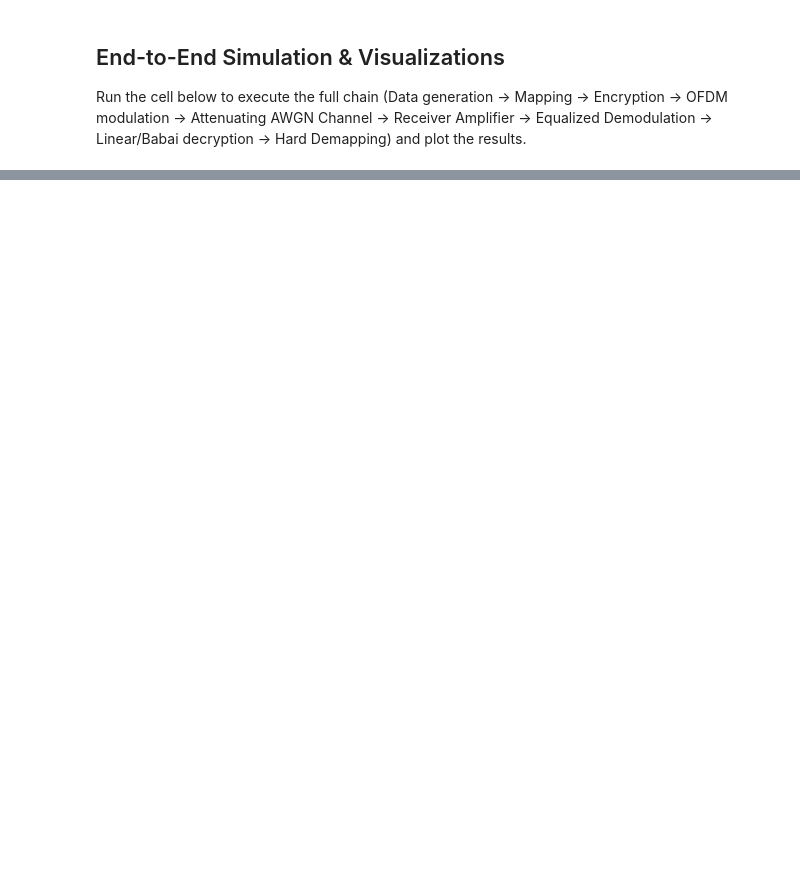
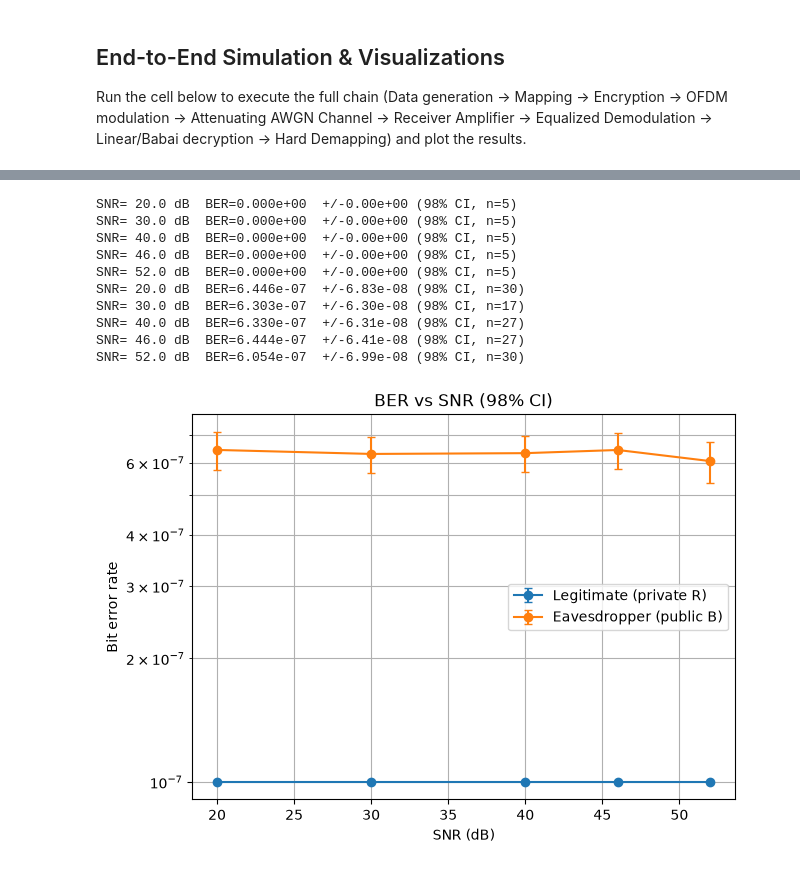
Before and after one commit to DanielGrahamB/pqc-research, a Jupyter notebook: simulation.ipynb, the cells around one changed output, grey strips where cells are left out. Drawn from its saved outputs; the diff is of its cells as text; code cells hidden in the pictures; blank space fills up the shorter version.

```diff
--- a/simulation.ipynb
+++ b/simulation.ipynb
@@ -158,0 +158,43 @@ Ignoring fixed y limits to fulfill fixed data aspect with adjustable data limits
+# %%
+from ber import snr_sweep_ber, plot_ber_vs_snr
+
+def run_once(ebno_db, seed=0, decryptor=None):
+    """One independent Monte-Carlo trial -> BER. decryptor defaults to legit Babai."""
+    torch.manual_seed(seed)
+    decryptor = decryptor or encryptor.decrypt_w_babai
+
+    bits = binary_source([batch_size, num_ofdm_symbols, fft_size, num_bits_per_symbol])
+    symbols = mapper(bits)
+    s_lat = symbols.squeeze(-1) * qam_lattice_scale.to(symbols.device)
+    enc = encryptor.encrypt(s_lat)
+
+    tx = ofdm_modulator(enc.to(torch.complex64))
+    tx = channel_attenuation * tx
+    no = sionna.phy.utils.ebnodb2no(ebno_db, num_bits_per_symbol, coderate=1)
+    rx = awgn(tx, no)
+    rx = receiver_amplifier(rx, gain_db=receiver_gain_db)
+    rx_sym = ofdm_demodulator(rx) / (channel_attenuation * db_to_linear_amplitude(receiver_gain_db))
+
+    dec = decryptor(rx_sym)
+    dec = qam16_lattice_to_normalized(qam16_slicer_lattice(dec))
+    rb = nearest_neighbor_qam_demapper(dec, mapper, num_bits_per_symbol)
+    return bit_error_rate(bits, rb)
+
+awgn = sionna.phy.channel.AWGN()
+snr_list = [20, 30, 40, 46, 52]   # encrypted signal needs high SNR (paper Fig. 7)
+
+legit = snr_sweep_ber(lambda s, seed: run_once(s, seed, encryptor.decrypt_w_babai), snr_list)
+eve   = snr_sweep_ber(lambda s, seed: run_once(s, seed, encryptor.eavesdropper_babai), snr_list)
+plot_ber_vs_snr({"Legitimate (private R)": legit, "Eavesdropper (public B)": eve})
+# %% [output]
+SNR= 20.0 dB  BER=0.000e+00  +/-0.00e+00 (98% CI, n=5)
+SNR= 30.0 dB  BER=0.000e+00  +/-0.00e+00 (98% CI, n=5)
+SNR= 40.0 dB  BER=0.000e+00  +/-0.00e+00 (98% CI, n=5)
+SNR= 46.0 dB  BER=0.000e+00  +/-0.00e+00 (98% CI, n=5)
+SNR= 52.0 dB  BER=0.000e+00  +/-0.00e+00 (98% CI, n=5)
+SNR= 20.0 dB  BER=6.446e-07  +/-6.83e-08 (98% CI, n=30)
+SNR= 30.0 dB  BER=6.303e-07  +/-6.30e-08 (98% CI, n=17)
+SNR= 40.0 dB  BER=6.330e-07  +/-6.31e-08 (98% CI, n=27)
+SNR= 46.0 dB  BER=6.444e-07  +/-6.41e-08 (98% CI, n=27)
+SNR= 52.0 dB  BER=6.054e-07  +/-6.99e-08 (98% CI, n=30)
+[figure, added]
```
Also changed, not shown: parts of 4 cells of this notebook, 3 other files.
